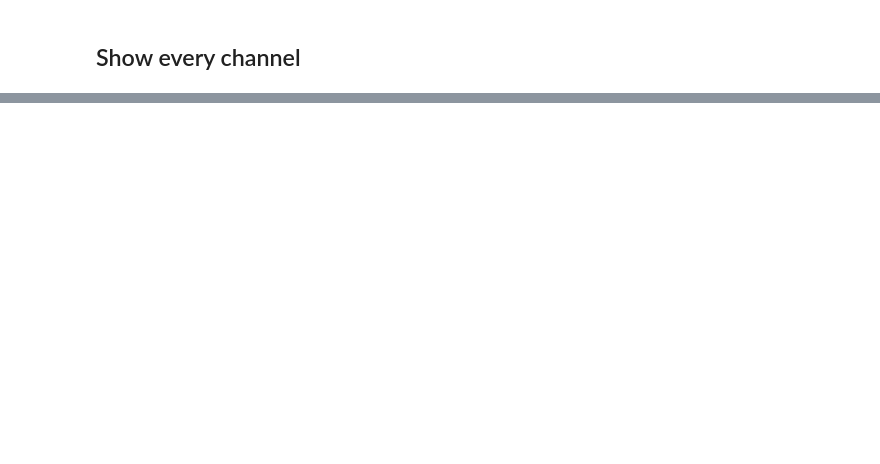
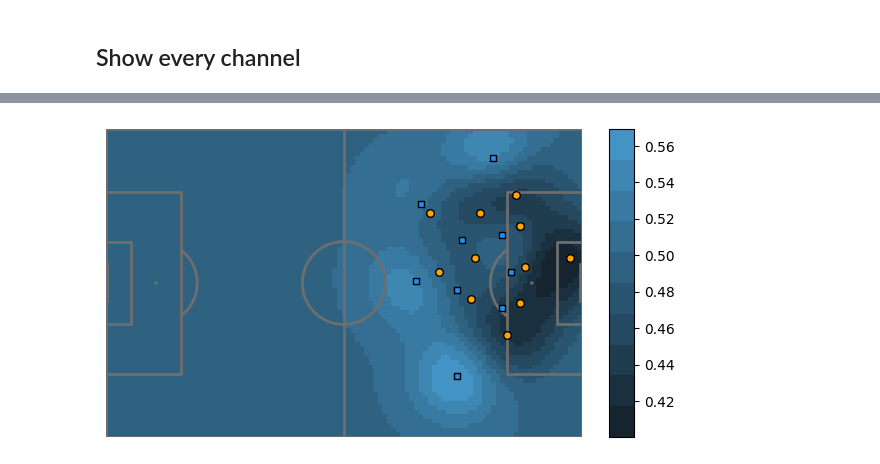
Before and after one commit to ethsen/Soccer-Research, a Jupyter notebook: testing-notebooks/visualize.ipynb, the cells around one changed output, grey strips where cells are left out. Cells and saved outputs as stored; diff of their text form; code cells hidden in the pictures; blank space fills up the shorter version.

```diff
--- a/testing-notebooks/visualize.ipynb
+++ b/testing-notebooks/visualize.ipynb
@@ -186,0 +543,13 @@ show_all_channels_one_figure(cache, static=static)
+# %%
+import matplotlib.pyplot as plt
+
+fig = plt.figure(figsize=(7, 4))
+gs = fig.add_gridspec(1, 2, width_ratios=[1, 0.05], wspace=0.05)
+ax  = fig.add_subplot(gs[0, 0])
+cax = fig.add_subplot(gs[0, 1])
+
+plot_gaussian_control_map(viz, x_chw, cache.channels, ax=ax, cax=cax, add_colorbar=True)
+
+plt.show()
+# %% [output]
+[figure, added]
```
Also changed, not shown: parts of 10 cells of this notebook, 18 other files.
